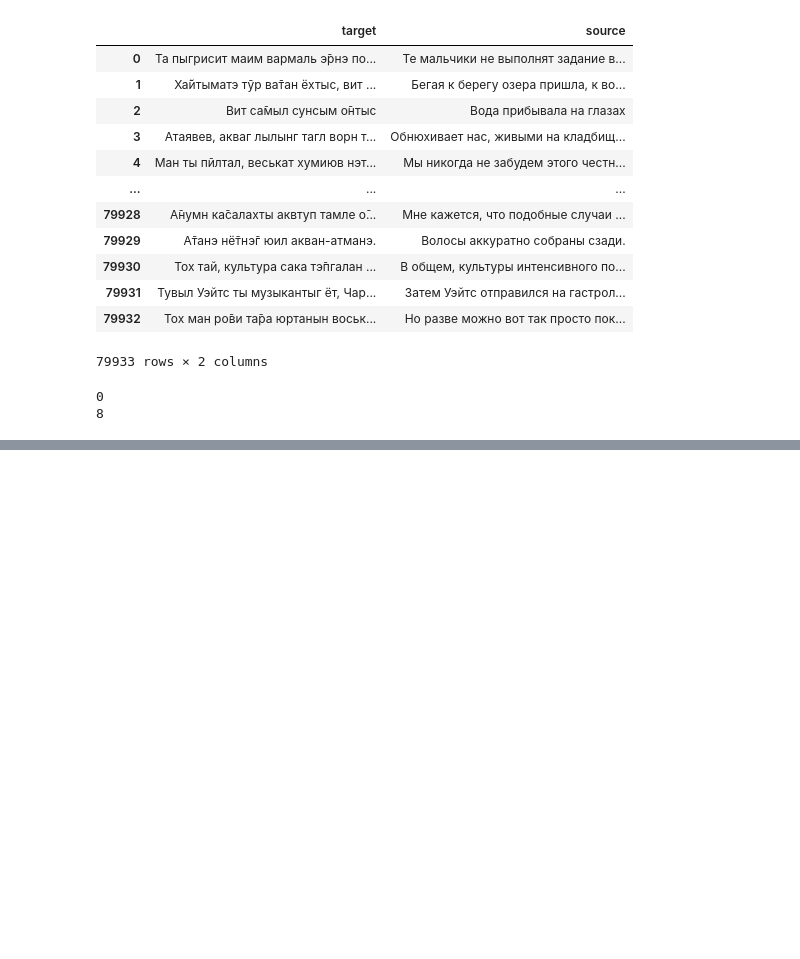
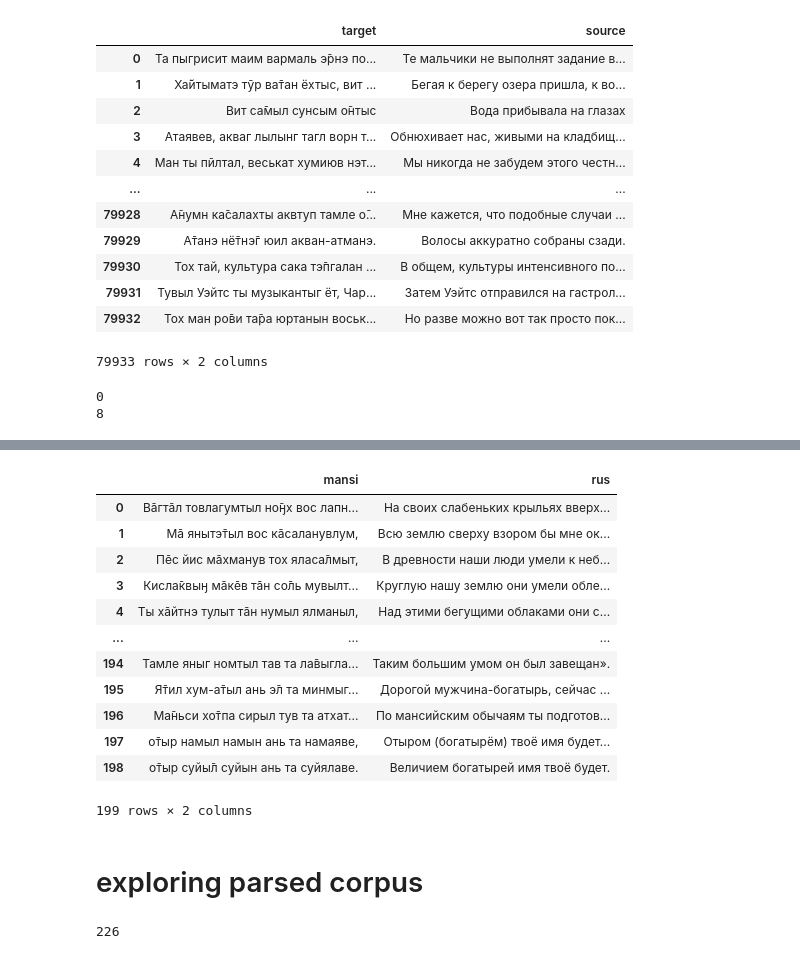
Before and after one commit to AkiRusProd/mansi-translator, a Jupyter notebook: data/parse_rus4all.ipynb, the cells around one changed output, grey strips where cells are left out. Cells and saved outputs as stored; diff of their text form; code cells hidden in the pictures; blank space fills up the shorter version.

Commit message:
added example sentence alignment

```diff
--- a/data/parse_rus4all.ipynb
+++ b/data/parse_rus4all.ipynb
@@ -198,0 +226,4 @@ pages[5]['url']
+# %%
+new_text[7] = 'Имена их женских и мужских духов-покровителей никогда не забудутся.'
+new_text[23] = 'На земле, оберегаемой женскими и мужскими духами-покровителями, я живу,'
+new_text = [el for i, el in enumerate(new_text) if not i in [8, 24]]
@@ -198,0 +250,26 @@ pages[5]['url']
+# %%
+proc_texts[0]['rus'] = deepcopy(new_text)
+# %%
+for text in proc_texts:
+    assert len(text['mansi']) == len(text['rus'])
+# %%
+parallel_sentences = {'mansi': [], 'rus': []}
+for text in proc_texts:
+    parallel_sentences['mansi'].extend(text['mansi'])
+    parallel_sentences['rus'].extend(text['rus'])
+# %%
+pd.DataFrame(parallel_sentences)
+# %% [output]
+|  | mansi | rus |
+| 0 | Вāгтāл товлагумтыл но̄ӈх вос лапн... | На своих слабеньких крыльях вверх... |
+| 1 | Мā янытэ̄тыл вос кāсаланувлум, | Всю землю сверху взором бы мне ок... |
+| 2 | Пēс йис мāхманув тох яласа̄лмыт, | В древности наши люди умели к неб... |
+| 3 | Кисла̄квыӈ мāкēв тāн со̄ль мувылт... | Круглую нашу землю они умели обле... |
+| 4 | Ты хāйтнэ тулыт тāн нумыл ялманыл, | Над этими бегущими облаками они с... |
+| ... | ... | ... |
+| 194 | Тамле яныг номтыл тав та ла̄выгла... | Таким большим умом он был завещан». |
+| 195 | Я̄тил хум-а̄тыл ань э̄л та минмыг... | Дорогой мужчина-богатырь, сейчас ... |
+| 196 | Ма̄ньси хо̄тпа сирыл тув та атхат... | По мансийским обычаям ты подготов... |
+| 197 | о̄тыр намыл намын ань та намаяве, | Отыром (богатырём) твоё имя будет... |
+| 198 | о̄тыр суйы̄л суйын ань та суйялаве. | Величием богатырей имя твоё будет. |
+199 rows × 2 columns
@@ -198,0 +278,2 @@ pages[5]['url']
+# %% [markdown]
+# exploring parsed corpus
@@ -198,0 +282,4 @@ pages[5]['url']
+# %%
+parsed_corpus.target.apply(lambda x: sum([1 if c == 'JavaScript is required.' else 0 for c in x])).sum()
+# %% [output]
+226
```
Also changed, not shown: parts of 34 cells of this notebook, 3 other files.
